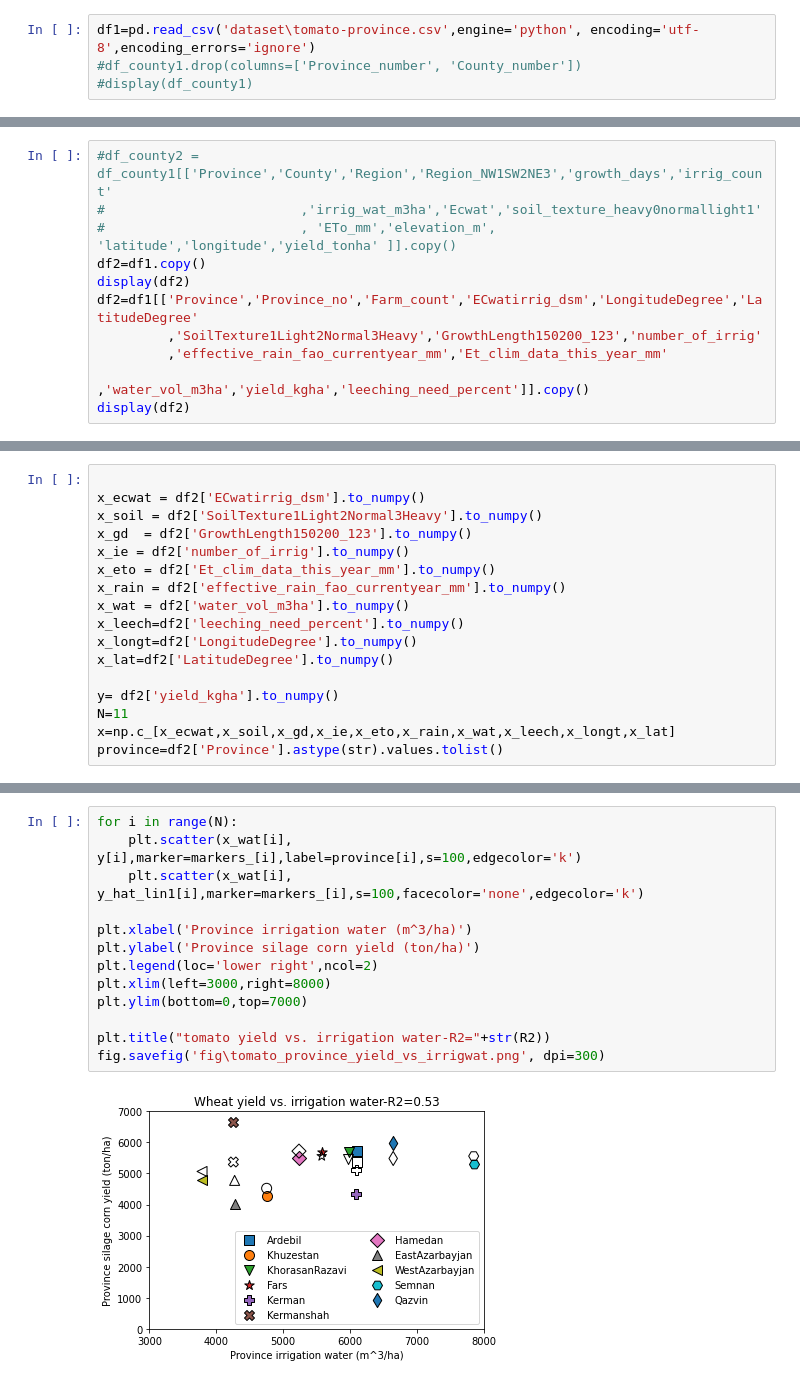
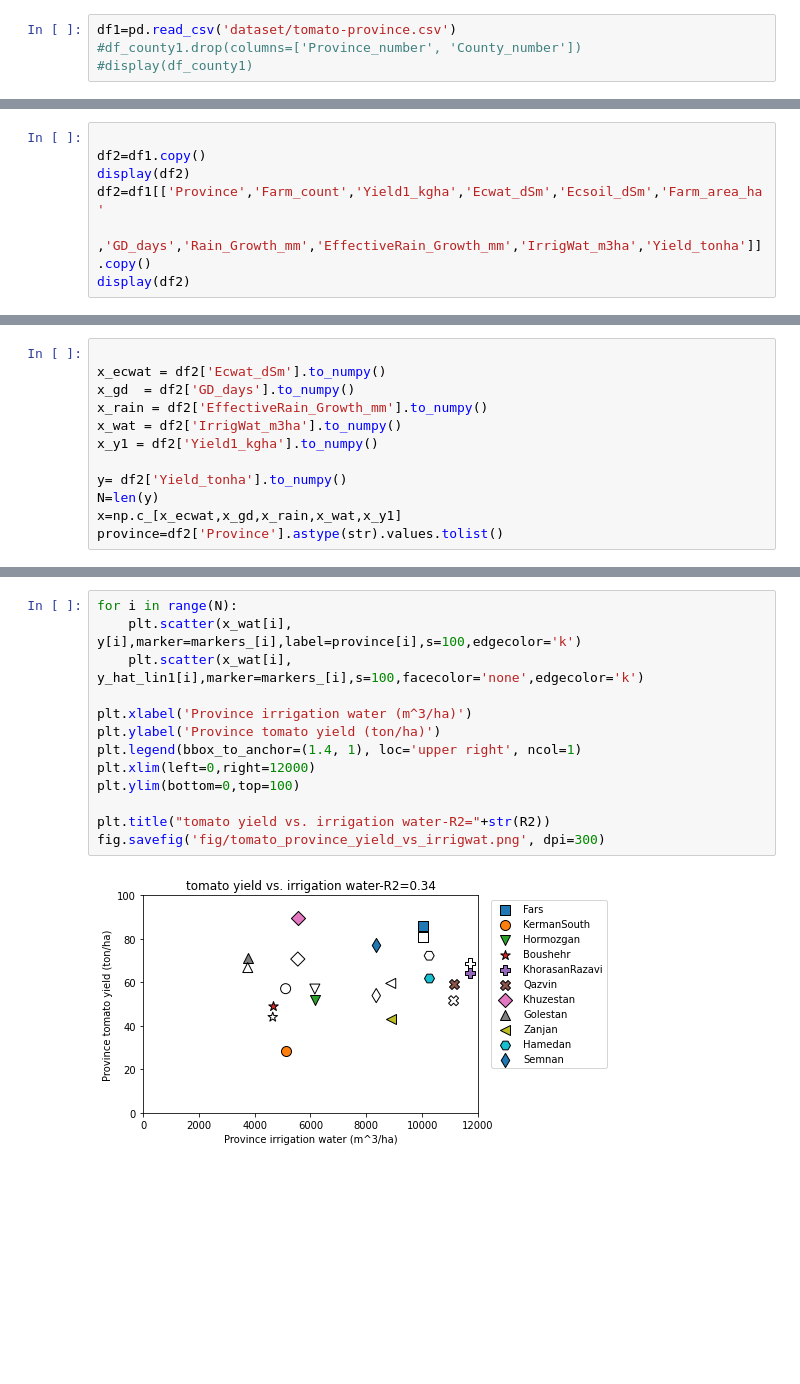
Before and after one commit to DanialAmini/crop-yield, a Jupyter notebook: province/tomato-province-05Mordad1401-27July2022.ipynb, the cells around one changed output, grey strips where cells are left out. Drawn from its saved outputs; the diff is of its cells as text; blank space fills up the shorter version.

```diff
--- a/province/tomato-province-05Mordad1401-27July2022.ipynb
+++ b/province/tomato-province-05Mordad1401-27July2022.ipynb
@@ -15,6 +13,6 @@ from scipy.optimize import minimize
 np.set_printoptions(suppress=True)  #suppress scientific notation numpy
 pd.set_option("display.max_columns",None) #show all columns
 # %%
-df1=pd.read_csv('dataset\tomato-province.csv',engine='python', encoding='utf-8',encoding_errors='ignore')
+df1=pd.read_csv('dataset/tomato-province.csv')
 #df_county1.drop(columns=['Province_number', 'County_number'])
 #display(df_county1)
@@ -23,11 +19,7 @@ OSError: [Errno 22] Invalid argument: 'dataset\tomato-province.csv'
 # %%
-#df_county2 = df_county1[['Province','County','Region','Region_NW1SW2NE3','growth_days','irrig_count'
-#                         ,'irrig_wat_m3ha','Ecwat','soil_texture_heavy0normallight1'
-#                         , 'ETo_mm','elevation_m', 'latitude','longitude','yield_tonha' ]].copy()
+
 df2=df1.copy()
 display(df2)
-df2=df1[['Province','Province_no','Farm_count','ECwatirrig_dsm','LongitudeDegree','LatitudeDegree'
-         ,'SoilTexture1Light2Normal3Heavy','GrowthLength150200_123','number_of_irrig'
-         ,'effective_rain_fao_currentyear_mm','Et_clim_data_this_year_mm'
-                       ,'water_vol_m3ha','yield_kgha','leeching_need_percent']].copy()
+df2=df1[['Province','Farm_count','Yield1_kgha','Ecwat_dSm','Ecsoil_dSm','Farm_area_ha'
+         ,'GD_days','Rain_Growth_mm','EffectiveRain_Growth_mm','IrrigWat_m3ha','Yield_tonha']].copy()
 display(df2)
@@ -34,19 +51,14 @@ display(df2)
 # %%
 
-x_ecwat = df2['ECwatirrig_dsm'].to_numpy()
-x_soil = df2['SoilTexture1Light2Normal3Heavy'].to_numpy()
-x_gd  = df2['GrowthLength150200_123'].to_numpy()
-x_ie = df2['number_of_irrig'].to_numpy()
-x_eto = df2['Et_clim_data_this_year_mm'].to_numpy()
-x_rain = df2['effective_rain_fao_currentyear_mm'].to_numpy()
-x_wat = df2['water_vol_m3ha'].to_numpy()
-x_leech=df2['leeching_need_percent'].to_numpy()
-x_longt=df2['LongitudeDegree'].to_numpy()
-x_lat=df2['LatitudeDegree'].to_numpy()
+x_ecwat = df2['Ecwat_dSm'].to_numpy()
+x_gd  = df2['GD_days'].to_numpy()
+x_rain = df2['EffectiveRain_Growth_mm'].to_numpy()
+x_wat = df2['IrrigWat_m3ha'].to_numpy()
+x_y1 = df2['Yield1_kgha'].to_numpy()
 
-y= df2['yield_kgha'].to_numpy()
-N=11
-x=np.c_[x_ecwat,x_soil,x_gd,x_ie,x_eto,x_rain,x_wat,x_leech,x_longt,x_lat]
+y= df2['Yield_tonha'].to_numpy()
+N=len(y)
+x=np.c_[x_ecwat,x_gd,x_rain,x_wat,x_y1]
 province=df2['Province'].astype(str).values.tolist()
 # %%
 
@@ -129,15 +125,15 @@ fig.savefig('fig\tomato_province_yield_fusion.png', dpi=300)
 # %%
 for i in range(N):
     plt.scatter(x_wat[i], y[i],marker=markers_[i],label=province[i],s=100,edgecolor='k')
     plt.scatter(x_wat[i], y_hat_lin1[i],marker=markers_[i],s=100,facecolor='none',edgecolor='k')
 
 plt.xlabel('Province irrigation water (m^3/ha)')
-plt.ylabel('Province silage corn yield (ton/ha)')
-plt.legend(loc='lower right',ncol=2)
-plt.xlim(left=3000,right=8000)
-plt.ylim(bottom=0,top=7000)
+plt.ylabel('Province tomato yield (ton/ha)')
+plt.legend(bbox_to_anchor=(1.4, 1), loc='upper right', ncol=1)
+plt.xlim(left=0,right=12000)
+plt.ylim(bottom=0,top=100)
 
 plt.title("tomato yield vs. irrigation water-R2="+str(R2))
-fig.savefig('fig\tomato_province_yield_vs_irrigwat.png', dpi=300)
+fig.savefig('fig/tomato_province_yield_vs_irrigwat.png', dpi=300)
 # %% [output]
-[figure, old version]
+[figure, new version]
```
Also changed, not shown: parts of 4 cells of this notebook, 4 other files.
